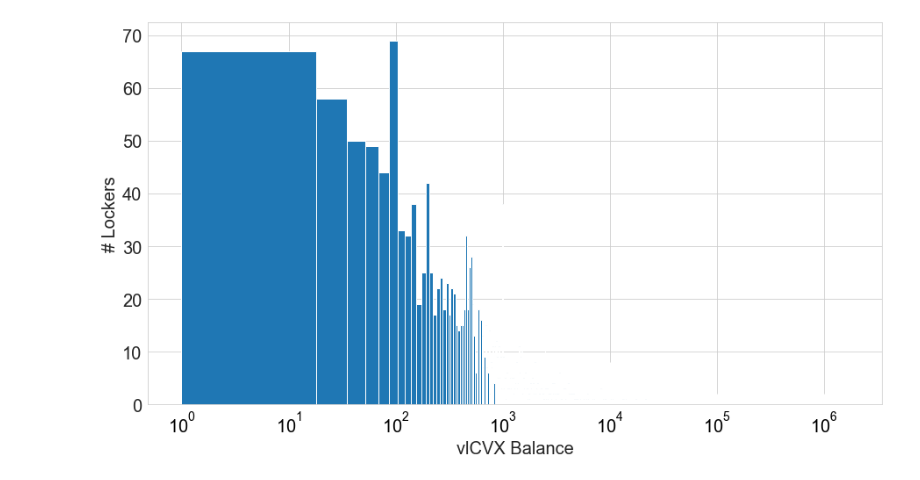
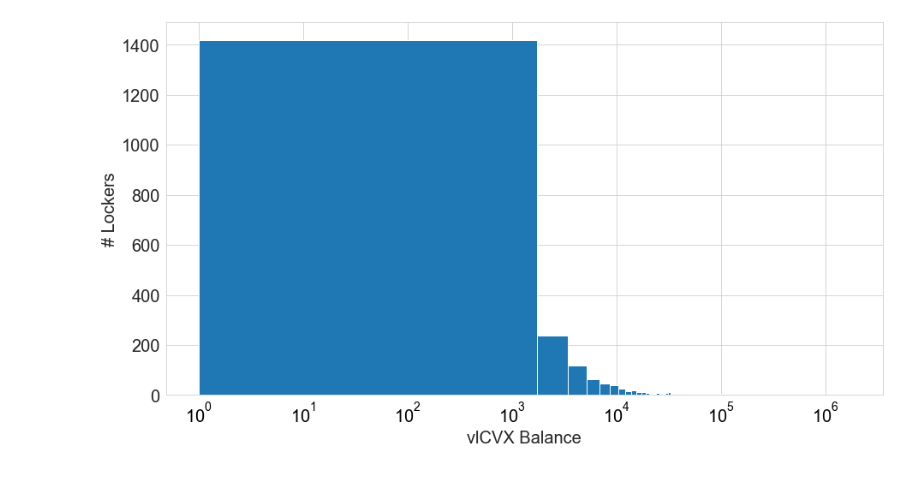
Before and after one commit to bout3fiddy/on-chain-analytics, a Jupyter notebook: notebooks/convex-analytics/cvx_lockers.ipynb, the cells around one changed output. Cells and saved outputs as stored; diff of their text form; code cells hidden in the pictures.

```diff
--- a/notebooks/convex-analytics/cvx_lockers.ipynb
+++ b/notebooks/convex-analytics/cvx_lockers.ipynb
@@ -97,15 +98,15 @@ export_df.to_csv(f'vlcvx_balances_{now}.csv')
 # %%
 fig, ax = plt.subplots(1,1, figsize=(15, 8))
 
-ax.hist(export_df.vlcvx_balance, bins=100000)
+ax.hist(export_df.vlcvx_balance, bins=1000)
 
 ax.set_ylabel("# Lockers", fontsize=20)
 ax.set_xlabel("vlCVX Balance", fontsize=20)
 ax.tick_params(axis='both', which='major', labelsize=20)
 ax.tick_params(axis='x', which='major', colors='black')
 ax.xaxis.get_major_formatter().set_scientific(False)
 ax.xaxis.get_major_formatter().set_useOffset(False)
 
 ax.set_xscale("log")
 # %% [output]
-[figure, old version]
+[figure, new version]
```
Also changed, not shown: parts of 5 cells of this notebook, 4 other files.
